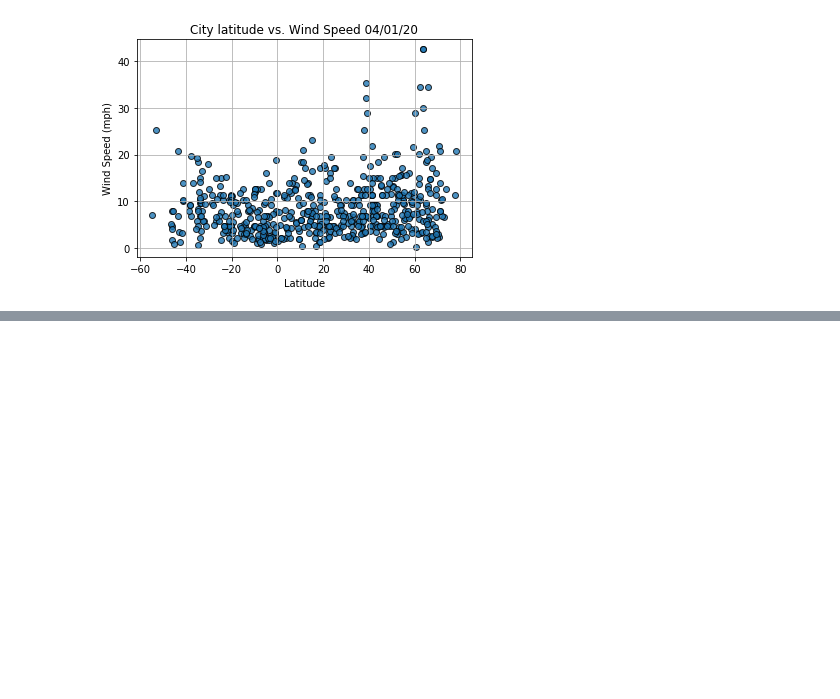
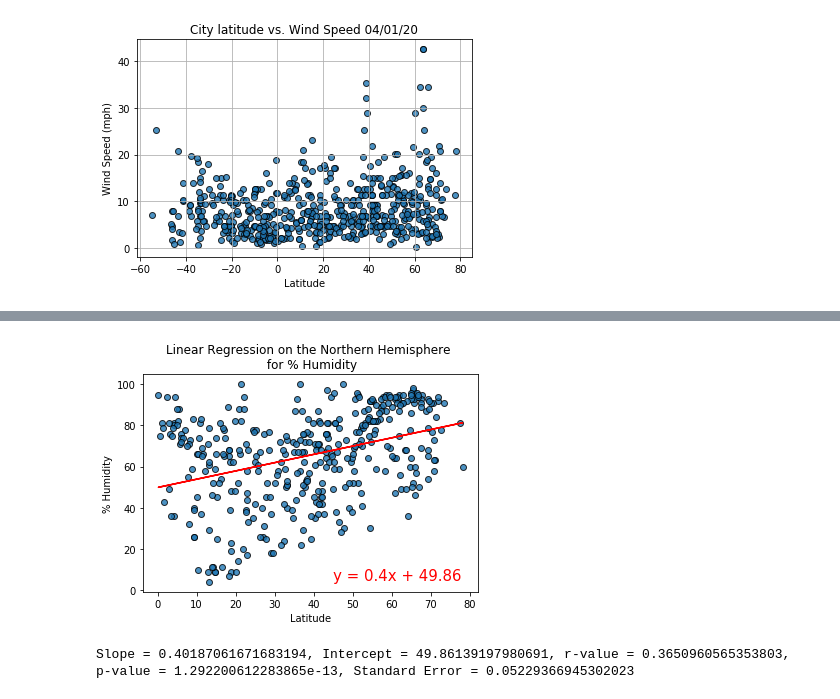
Before and after one commit to Helen-Ly/World_Weather_Analysis, a Jupyter notebook: WeatherPy.ipynb, the cells around one changed output, grey strips where cells are left out. Cells and saved outputs as stored; diff of their text form; code cells hidden in the pictures; blank space fills up the shorter version.

```diff
--- a/WeatherPy.ipynb
+++ b/WeatherPy.ipynb
@@ -267,0 +346,11 @@ plt.show()
+# %%
+# Linear regression on the Northern Hemisphere for % Humidity
+x_values = northern_hemi_df['Lat']
+y_values = northern_hemi_df['Humidity']
+
+# Call the function
+plot_linear_regression(x_values, y_values,
+                       'Linear Regression on the Northern Hemisphere \n for % Humidity', '% Humidity', (45, 5))
+# %% [output]
+[figure, added]
+Slope = 0.40187061671683194, Intercept = 49.86139197980691, r-value = 0.3650960565353803, p-value = 1.292200612283865e-13, Standard Error = 0.05229366945302023
```
Also changed, not shown: parts of 12 cells of this notebook.
